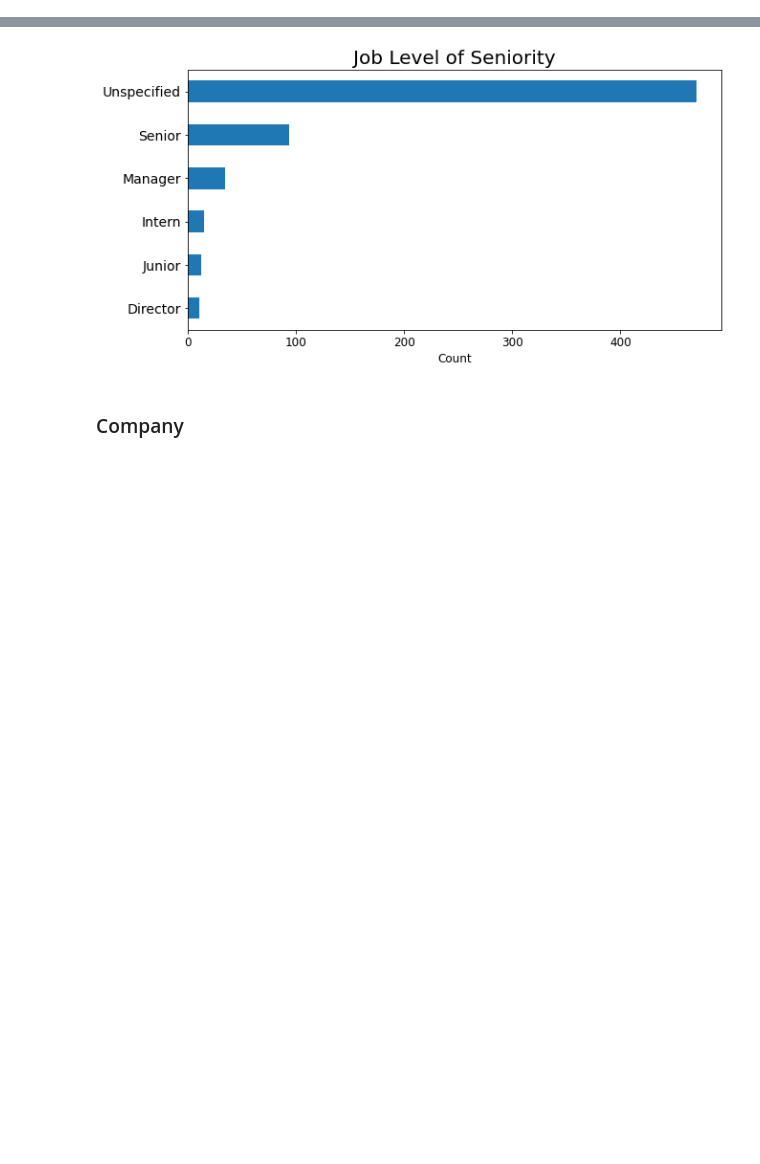
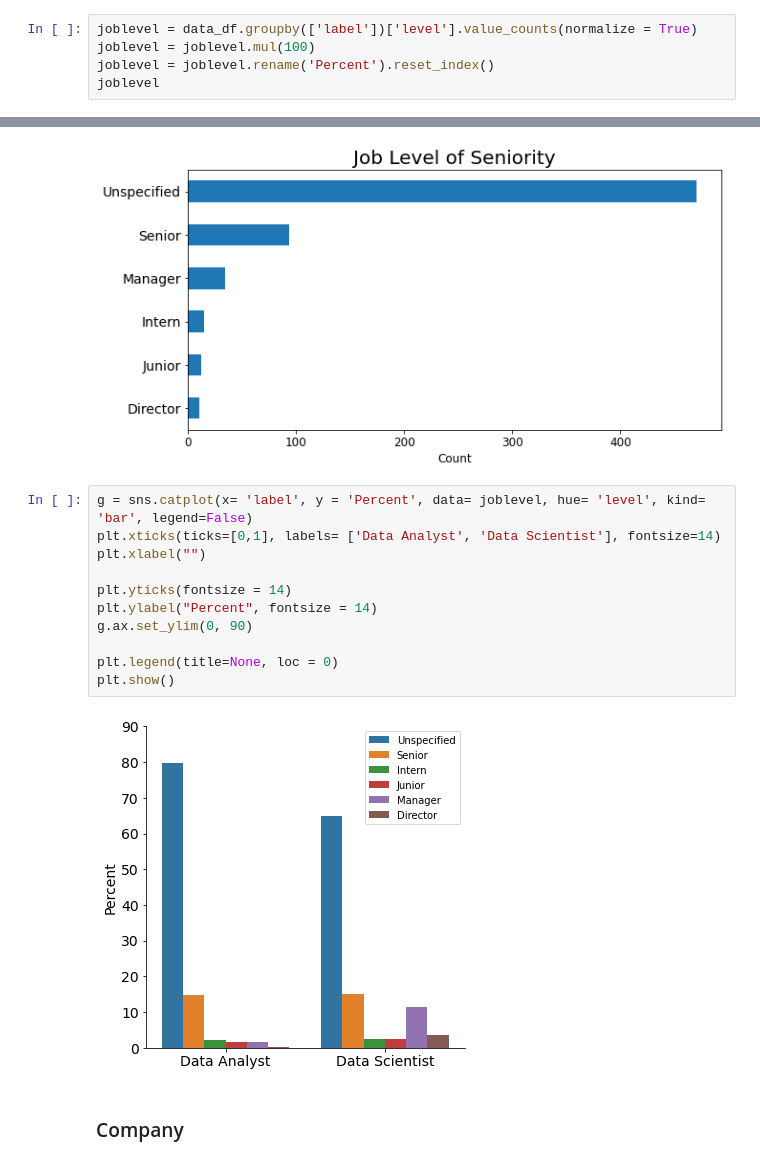
Before and after one commit to jma199/nlp-jobmarket, a Jupyter notebook: 2 main_jobdesc_eda_sql.ipynb, the cells around one changed output, grey strips where cells are left out. Saved outputs shown, nothing was run; the diff lists cells and outputs as text; blank space fills up the shorter version.

```diff
--- a/2 main_jobdesc_eda_sql.ipynb
+++ b/2 main_jobdesc_eda_sql.ipynb
@@ -248,0 +266,5 @@ Name: level, dtype: int64
+# %%
+joblevel = data_df.groupby(['label'])['level'].value_counts(normalize = True)
+joblevel = joblevel.mul(100)
+joblevel = joblevel.rename('Percent').reset_index()
+joblevel
@@ -259,6 +295,19 @@ plt.title('Job Level of Seniority', size=20)
 plt.show()
 # %% [output]
 [figure]
+# %%
+g = sns.catplot(x= 'label', y = 'Percent', data= joblevel, hue= 'level', kind= 'bar', legend=False)
+plt.xticks(ticks=[0,1], labels= ['Data Analyst', 'Data Scientist'], fontsize=14)
+plt.xlabel("")
+
+plt.yticks(fontsize = 14)
+plt.ylabel("Percent", fontsize = 14)
+g.ax.set_ylim(0, 90)
+
+plt.legend(title=None, loc = 0)
+plt.show()
+# %% [output]
+[figure, added]
 # %% [markdown]
 <h3>Company</h3>
 # %%
```
Also changed, not shown: parts of 6 cells of this notebook, 6 other files.
